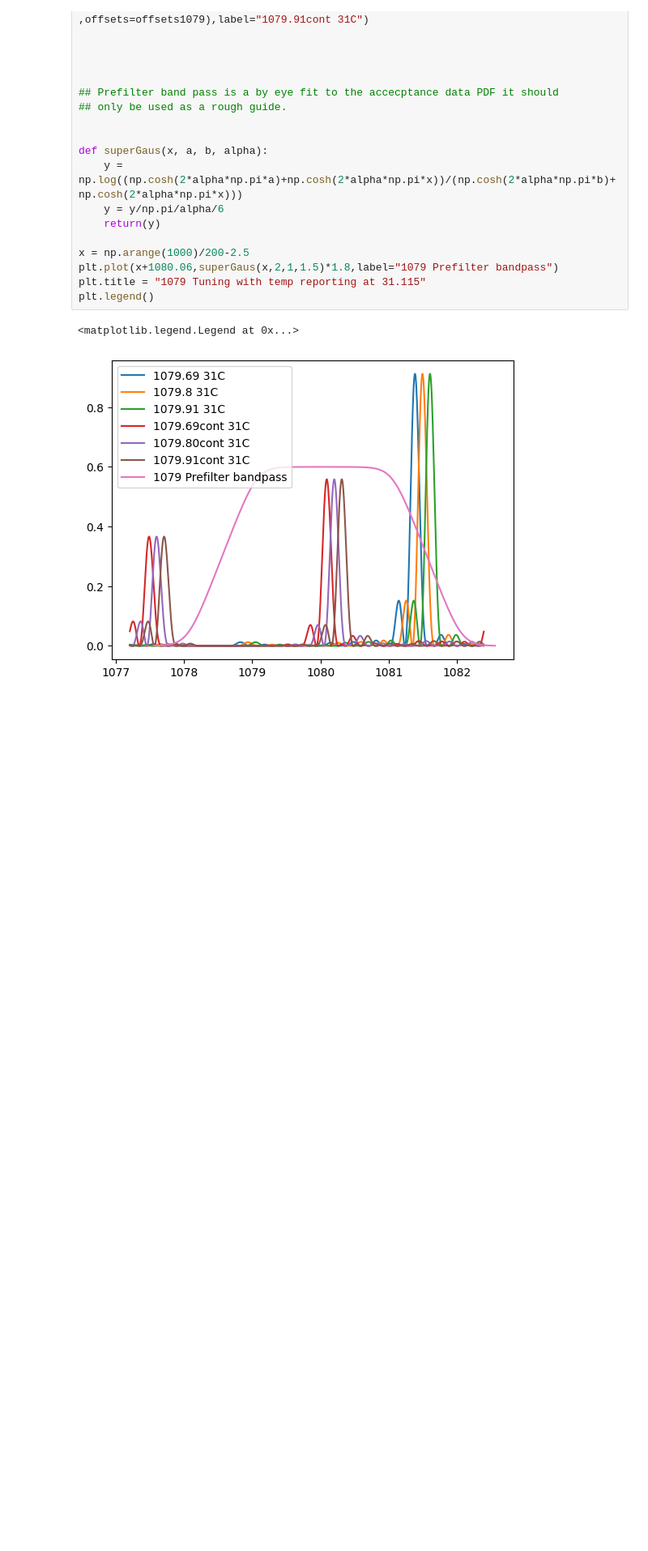
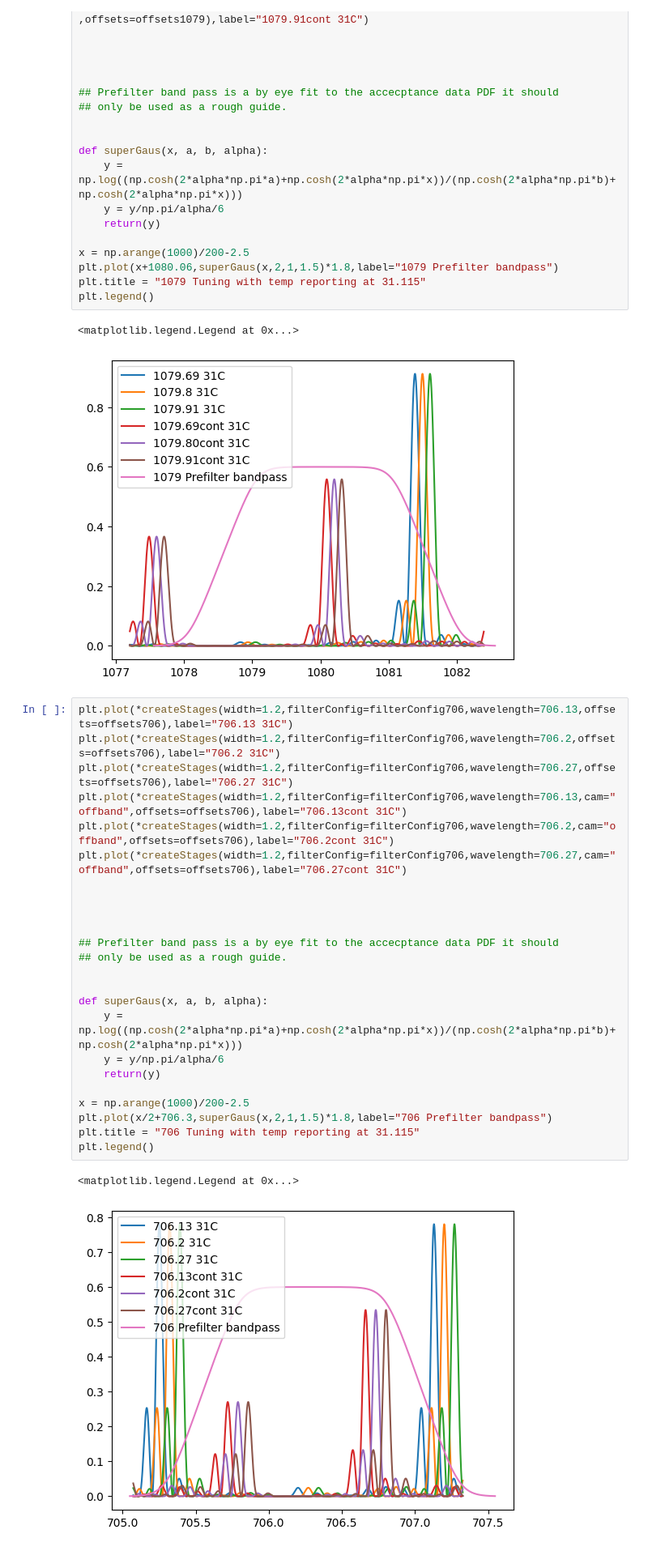
Before and after one commit to NCAR/ucomp-configuration, a Jupyter notebook: Docs/badTempControl.ipynb, the cells around one changed output. Shown: that part at 81% size. Saved outputs shown, nothing was run; the diff lists cells and outputs as text; blank space fills up the shorter version.

Commit message:
Added 706 31C plots

```diff
--- a/Docs/badTempControl.ipynb
+++ b/Docs/badTempControl.ipynb
@@ -131,3 +131,30 @@ plt.legend()
 # %% [output]
 <matplotlib.legend.Legend at 0x...>
 [figure]
+# %%
+plt.plot(*createStages(width=1.2,filterConfig=filterConfig706,wavelength=706.13,offsets=offsets706),label="706.13 31C")
+plt.plot(*createStages(width=1.2,filterConfig=filterConfig706,wavelength=706.2,offsets=offsets706),label="706.2 31C")
+plt.plot(*createStages(width=1.2,filterConfig=filterConfig706,wavelength=706.27,offsets=offsets706),label="706.27 31C")
+plt.plot(*createStages(width=1.2,filterConfig=filterConfig706,wavelength=706.13,cam="offband",offsets=offsets706),label="706.13cont 31C")
+plt.plot(*createStages(width=1.2,filterConfig=filterConfig706,wavelength=706.2,cam="offband",offsets=offsets706),label="706.2cont 31C")
+plt.plot(*createStages(width=1.2,filterConfig=filterConfig706,wavelength=706.27,cam="offband",offsets=offsets706),label="706.27cont 31C")
+
+
+
+
+## Prefilter band pass is a by eye fit to the accecptance data PDF it should
+## only be used as a rough guide.
+
+
+def superGaus(x, a, b, alpha):
+    y = np.log((np.cosh(2*alpha*np.pi*a)+np.cosh(2*alpha*np.pi*x))/(np.cosh(2*alpha*np.pi*b)+np.cosh(2*alpha*np.pi*x)))
+    y = y/np.pi/alpha/6
+    return(y)
+
+x = np.arange(1000)/200-2.5
+plt.plot(x/2+706.3,superGaus(x,2,1,1.5)*1.8,label="706 Prefilter bandpass")
+plt.title = "706 Tuning with temp reporting at 31.115"
+plt.legend()
+# %% [output]
+<matplotlib.legend.Legend at 0x...>
+[figure, added]
```
